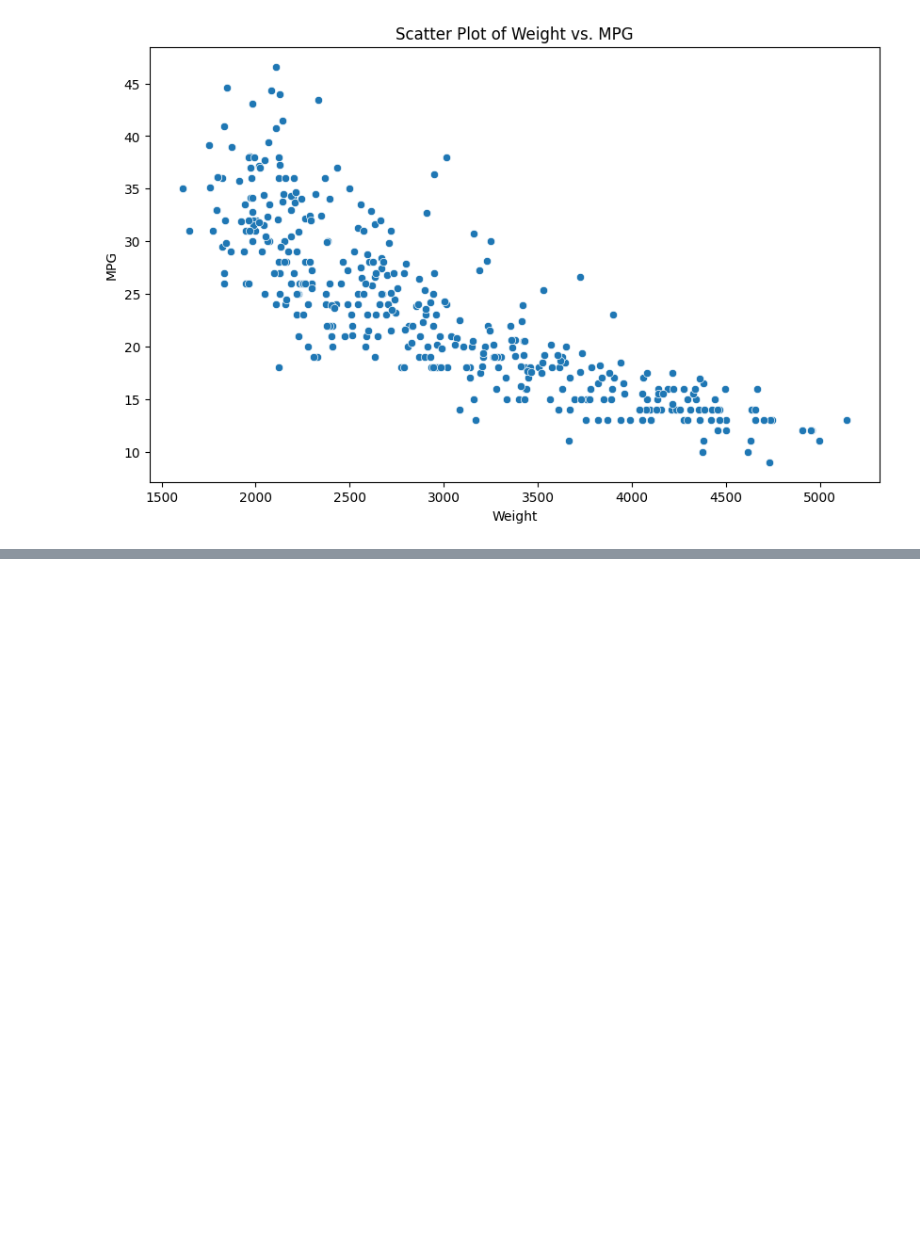
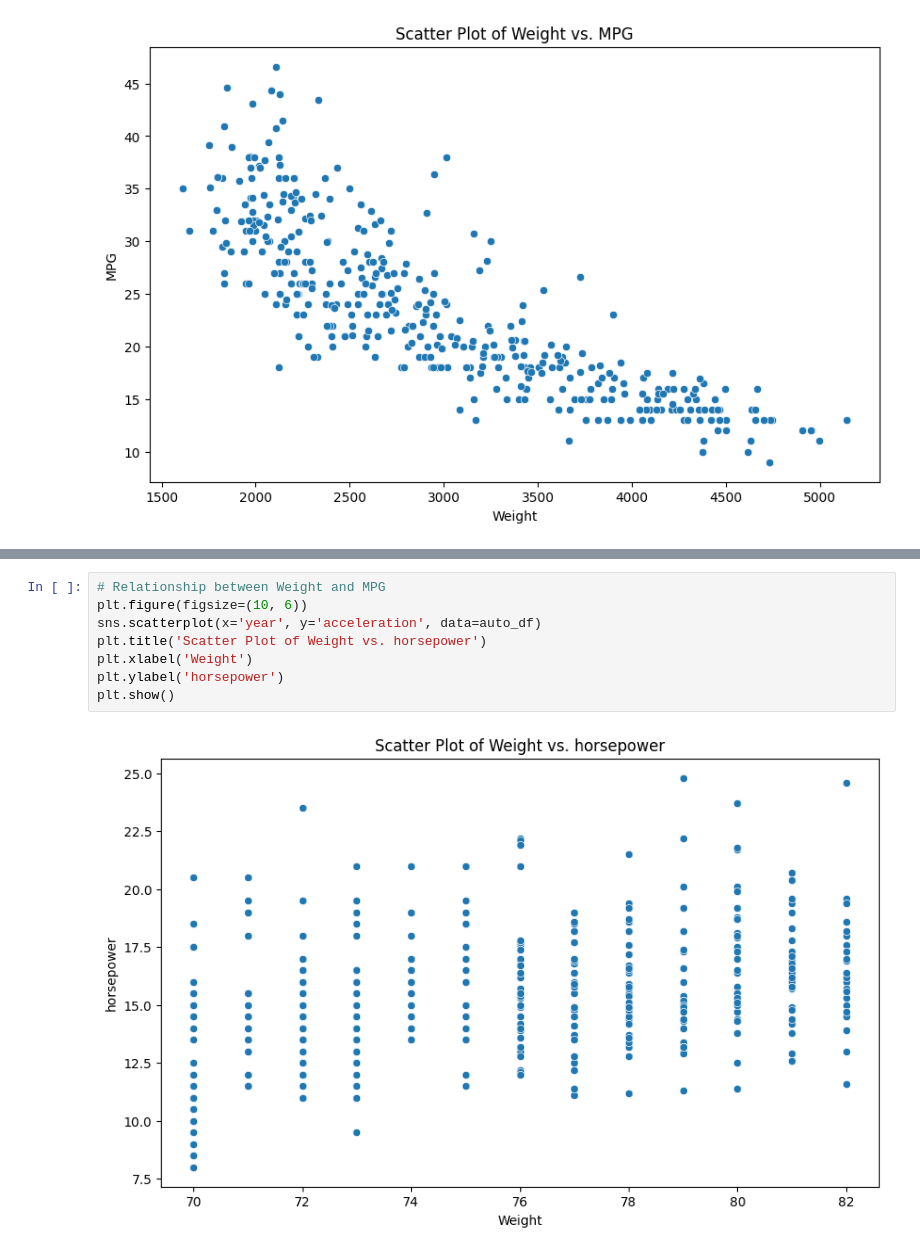
Before and after one commit to GabrielRomaoG/correlation_heatmap_python, a Jupyter notebook: heat_map.ipynb, the cells around one changed output, grey strips where cells are left out. Saved outputs shown, nothing was run; the diff lists cells and outputs as text; blank space fills up the shorter version.

```diff
--- a/heat_map.ipynb
+++ b/heat_map.ipynb
@@ -116,0 +127,10 @@ plt.show()
+# %%
+# Relationship between Weight and MPG
+plt.figure(figsize=(10, 6))
+sns.scatterplot(x='year', y='acceleration', data=auto_df)
+plt.title('Scatter Plot of Weight vs. horsepower')
+plt.xlabel('Weight')
+plt.ylabel('horsepower')
+plt.show()
+# %% [output]
+[figure, added]
```
Also changed, not shown: parts of 3 cells of this notebook.
